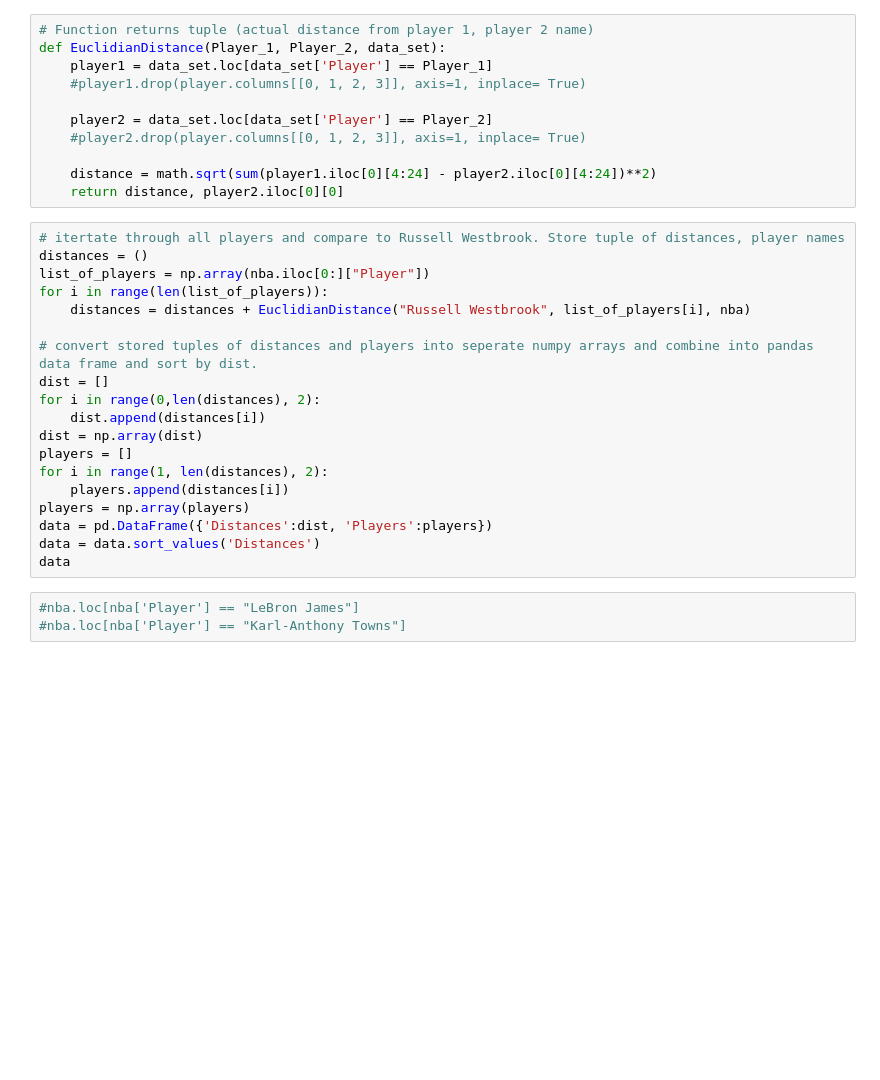
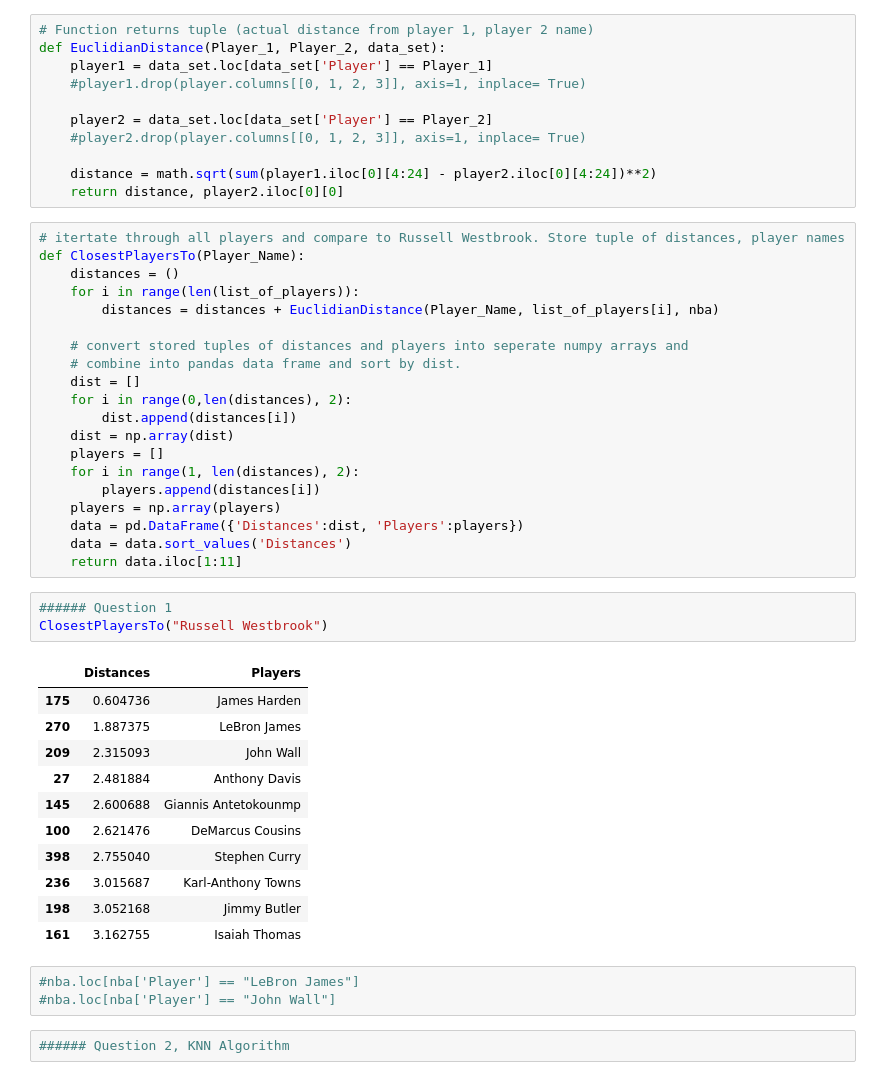
Before and after one commit to rdavtian/CPE-466-Final-Project, a Jupyter notebook: CPE466_Project.ipynb, the cells around one changed output. Saved outputs shown, nothing was run; the diff lists cells and outputs as text; blank space fills up the shorter version.

```diff
--- a/CPE466_Project.ipynb
+++ b/CPE466_Project.ipynb
@@ -23,23 +52,41 @@ def EuclidianDistance(Player_1, Player_2, data_set):
     return distance, player2.iloc[0][0]
 # %%
 # itertate through all players and compare to Russell Westbrook. Store tuple of distances, player names
-distances = ()
-list_of_players = np.array(nba.iloc[0:]["Player"])
-for i in range(len(list_of_players)):
-    distances = distances + EuclidianDistance("Russell Westbrook", list_of_players[i], nba)
+def ClosestPlayersTo(Player_Name):
+    distances = ()
+    for i in range(len(list_of_players)):
+        distances = distances + EuclidianDistance(Player_Name, list_of_players[i], nba)
 
-# convert stored tuples of distances and players into seperate numpy arrays and combine into pandas data frame and sort by dist.
-dist = []
-for i in range(0,len(distances), 2):
-    dist.append(distances[i])
-dist = np.array(dist)
-players = []
-for i in range(1, len(distances), 2):
-    players.append(distances[i])
-players = np.array(players)
-data = pd.DataFrame({'Distances':dist, 'Players':players})
-data = data.sort_values('Distances')
-data
+    # convert stored tuples of distances and players into seperate numpy arrays and
+    # combine into pandas data frame and sort by dist.
+    dist = []
+    for i in range(0,len(distances), 2):
+        dist.append(distances[i])
+    dist = np.array(dist)
+    players = []
+    for i in range(1, len(distances), 2):
+        players.append(distances[i])
+    players = np.array(players)
+    data = pd.DataFrame({'Distances':dist, 'Players':players})
+    data = data.sort_values('Distances')
+    return data.iloc[1:11]
+# %%
+###### Question 1
+ClosestPlayersTo("Russell Westbrook")
+# %% [output]
+|  | Distances | Players |
+| 175 | 0.604736 | James Harden |
+| 270 | 1.887375 | LeBron James |
+| 209 | 2.315093 | John Wall |
+| 27 | 2.481884 | Anthony Davis |
+| 145 | 2.600688 | Giannis Antetokounmp |
+| 100 | 2.621476 | DeMarcus Cousins |
+| 398 | 2.755040 | Stephen Curry |
+| 236 | 3.015687 | Karl-Anthony Towns |
+| 198 | 3.052168 | Jimmy Butler |
+| 161 | 3.162755 | Isaiah Thomas |
 # %%
 #nba.loc[nba['Player'] == "LeBron James"]
-#nba.loc[nba['Player'] == "Karl-Anthony Towns"]
+#nba.loc[nba['Player'] == "John Wall"]
+# %%
+###### Question 2, KNN Algorithm
```
Also changed, not shown: parts of 11 cells of this notebook.
